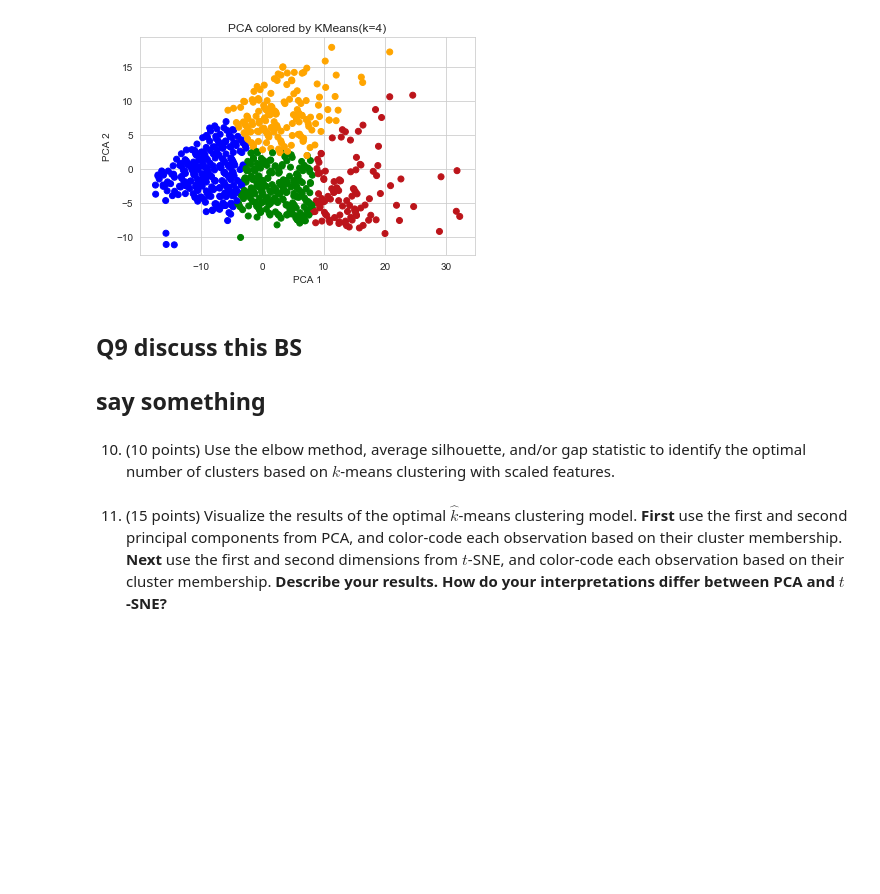
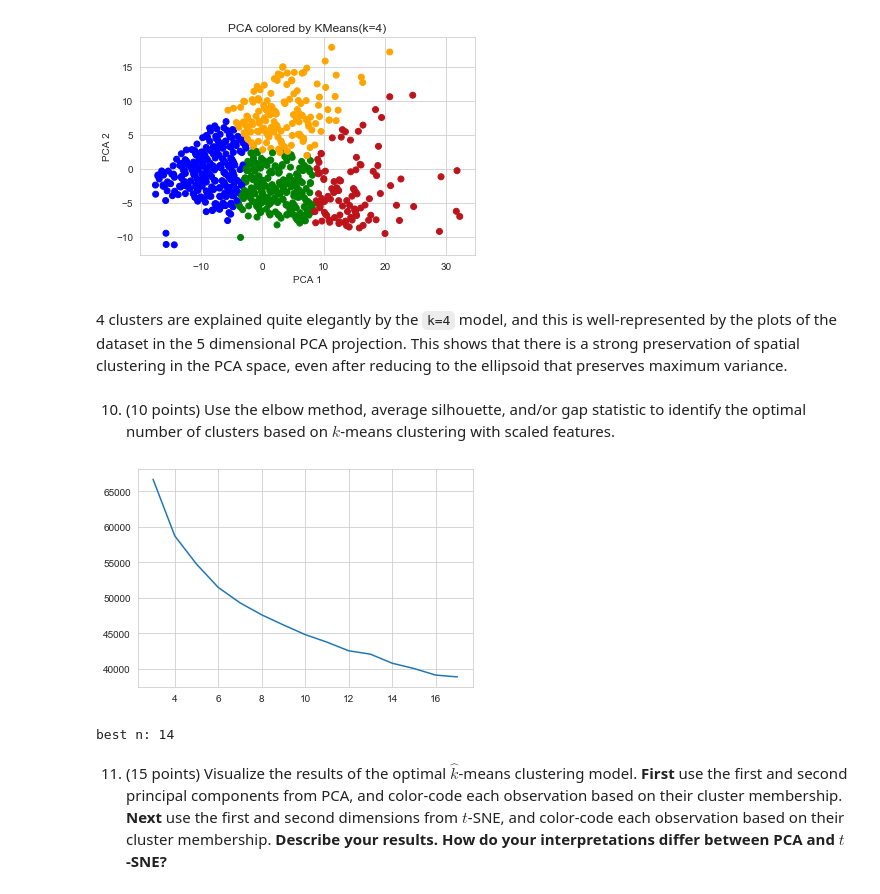
Before and after one commit to bakerwho/problem-set-7, a Jupyter notebook: Homework_7_Aabir.ipynb, the cells around one changed output. Cells and saved outputs as stored; diff of their text form; code cells hidden in the pictures; blank space fills up the shorter version.

```diff
--- a/Homework_7_Aabir.ipynb
+++ b/Homework_7_Aabir.ipynb
@@ -274,8 +275,7 @@ q9(3)
 q9(4)
 # %% [output]
 [figure]
-# %% [markdown]
-## Q9 discuss this BS
-## say something
+# %% [markdown]
+4 clusters are explained quite elegantly by the `k=4` model, and this is well-represented by the plots of the dataset in the 5 dimensional PCA projection. This shows that there is a strong preservation of spatial clustering in the PCA space, even after reducing to the ellipsoid that preserves maximum variance.
 # %% [markdown]
 10. (10 points) Use the elbow method, average silhouette, and/or gap statistic to identify the optimal number of clusters based on $k$-means clustering with scaled features.
@@ -286,3 +282,23 @@ best_k_clusters = kmodel.fit_predict(df)
+# %%
+# using elbow method
+imin, imax = 3, 18
+distortions = []
+
+for i in range(imin, imax):
+    km = KMeans(n_clusters=i)
+    km.fit(df)
+    distortions.append(km.inertia_)
+
+plt.plot(range(imin, imax), distorsions)
+plt.show()
+
+best_n = np.argmax(np.gradient(distortions))
+print('best n:', best_n)
+kmodel = KMeans(n_clusters=best_n)
+best_k_clusters = kmodel.fit_predict(df)
+# %% [output]
+[figure, added]
+best n: 14
 # %% [markdown]
 11. (15 points) Visualize the results of the optimal $\hat{k}$-means clustering model. **First** use the first and second principal components from PCA, and color-code each observation based on their cluster membership. **Next** use the first and second dimensions from $t$-SNE, and color-code each observation based on their cluster membership. **Describe your results. How do your interpretations differ between PCA and $t$-SNE?**
 # %%
```
Also changed, not shown: parts of 17 cells of this notebook, 1 other file.
